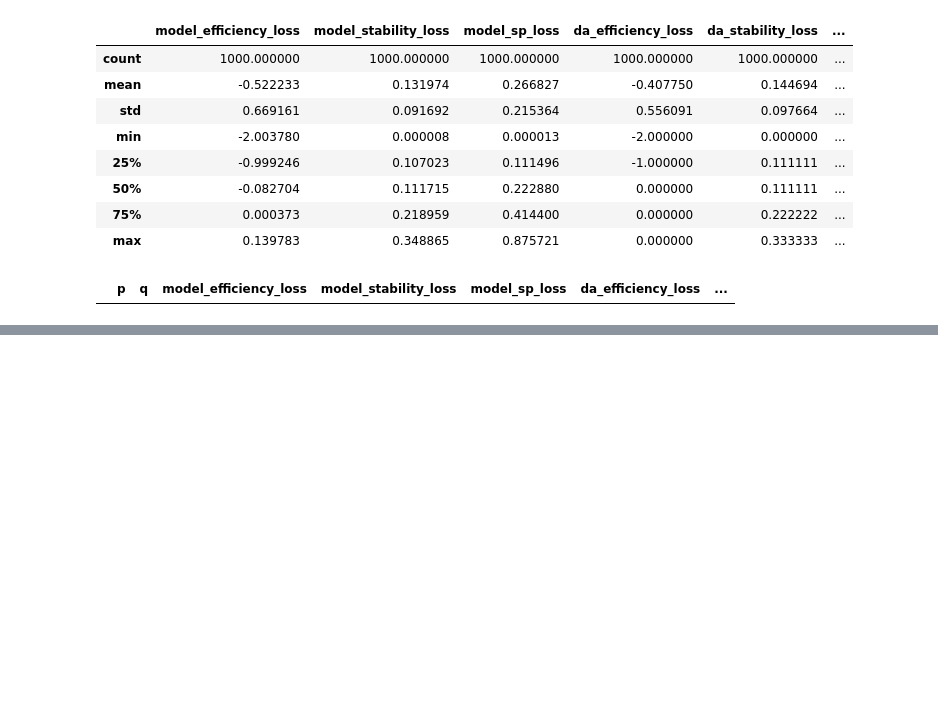
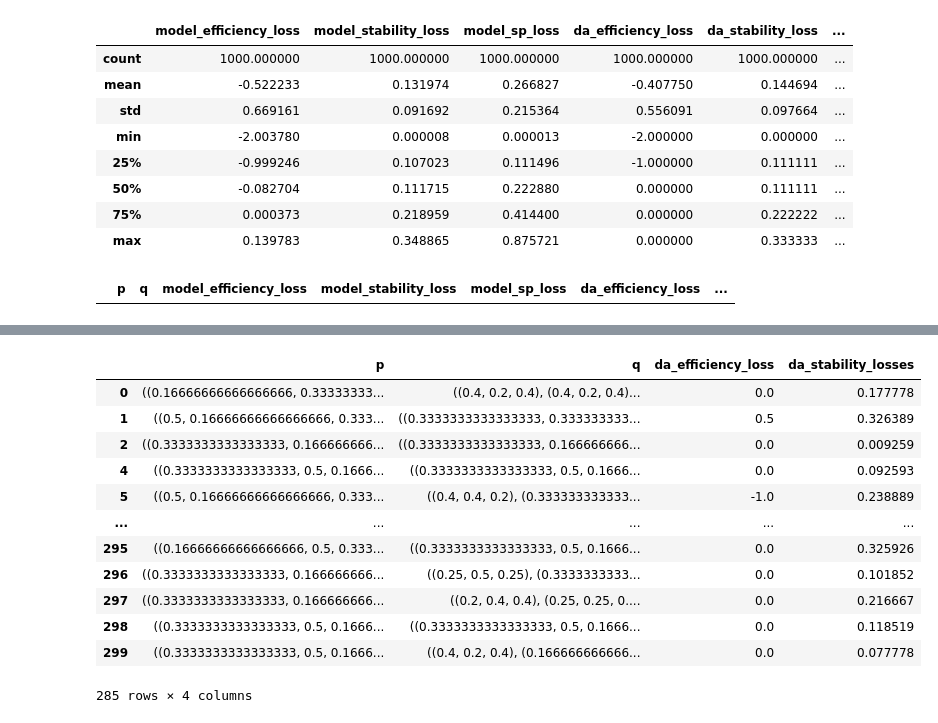
Before and after one commit to meina-t/matching_with_dl, a Jupyter notebook: old/dual_primal_matching.ipynb, the cells around one changed output, grey strips where cells are left out. Drawn from its saved outputs; the diff is of its cells as text; code cells hidden in the pictures; blank space fills up the shorter version.

```diff
--- a/dual_primal_matching.ipynb
+++ b/old/dual_primal_matching.ipynb
@@ -183,7 +183,7 @@ cfg = HParams(num_agents = 3,
               rho = 0.1,
               lagr_iter = 100,
               batch_size = 128,
-              epochs = 10000)
+              epochs = 4000)
 
 cfg.lr = 1e-4
 
@@ -503,0 +499,33 @@ df[df["da_efficiency_loss"] > 0]
+# %%
+from utils import generate_all_patterns
+no_tie_patterns = list(itertools.permutations([3, 2, 1]))
+
+full_pattern = normalize_tuples(generate_all_patterns())
+no_tie_patterns = normalize_tuples(no_tie_patterns)
+preference_list_p = list(itertools.product(no_tie_patterns, repeat=3))
+preference_list_q = list(itertools.product(full_pattern, repeat=3))
+pairs = [(random.choice(preference_list_p), random.choice(preference_list_q)) for _ in range(300)]
+df = pd.DataFrame(pairs, columns=['p', 'q'])
+# %%
+def apply_(cfg, model,df):
+    da_efficiency_losses = []
+    da_stability_losses = []
+
+    for index, row in tqdm(df.iterrows(), total=len(df), desc="Processing rows"):
+        p = torch.tensor([row['p']], dtype=torch.float32).to(device)
+        q = torch.tensor([row['q']], dtype=torch.float32).to(device)
+
+        da_output = da_with_t(p, q)
+        da_efficiency_loss = compute_efficiency_loss(cfg, da_output, p, q).cpu().detach().numpy()
+        da_stability_loss = compute_t(da_output, p, q).mean().cpu().detach().numpy()
+
+        da_efficiency_losses.append(da_efficiency_loss)
+        da_stability_losses.append(da_stability_loss)
+
+    df['da_efficiency_loss'] = da_efficiency_losses
+    df['da_stability_losses'] = da_stability_losses
+
+    return df
+# %%
+df = apply_(cfg, model, df)
+df = convert_to_float(df)
@@ -503,0 +544,16 @@ df[df["da_efficiency_loss"] > 0]
+# %%
+df[df["da_stability_losses"]> 0]
+# %% [output]
+|  | p | q | da_efficiency_loss | da_stability_losses |
+| 0 | ((0.16666666666666666, 0.33333333... | ((0.4, 0.2, 0.4), (0.4, 0.2, 0.4)... | 0.0 | 0.177778 |
+| 1 | ((0.5, 0.16666666666666666, 0.333... | ((0.3333333333333333, 0.333333333... | 0.5 | 0.326389 |
+| 2 | ((0.3333333333333333, 0.166666666... | ((0.3333333333333333, 0.166666666... | 0.0 | 0.009259 |
+| 4 | ((0.3333333333333333, 0.5, 0.1666... | ((0.3333333333333333, 0.5, 0.1666... | 0.0 | 0.092593 |
+| 5 | ((0.5, 0.16666666666666666, 0.333... | ((0.4, 0.4, 0.2), (0.333333333333... | -1.0 | 0.238889 |
+| ... | ... | ... | ... | ... |
+| 295 | ((0.16666666666666666, 0.5, 0.333... | ((0.3333333333333333, 0.5, 0.1666... | 0.0 | 0.325926 |
+| 296 | ((0.3333333333333333, 0.166666666... | ((0.25, 0.5, 0.25), (0.3333333333... | 0.0 | 0.101852 |
+| 297 | ((0.3333333333333333, 0.166666666... | ((0.2, 0.4, 0.4), (0.25, 0.25, 0.... | 0.0 | 0.216667 |
+| 298 | ((0.3333333333333333, 0.5, 0.1666... | ((0.3333333333333333, 0.5, 0.1666... | 0.0 | 0.118519 |
+| 299 | ((0.3333333333333333, 0.5, 0.1666... | ((0.4, 0.2, 0.4), (0.166666666666... | 0.0 | 0.077778 |
+285 rows × 4 columns
```
Also changed, not shown: parts of 8 cells of this notebook, 16 other files.
